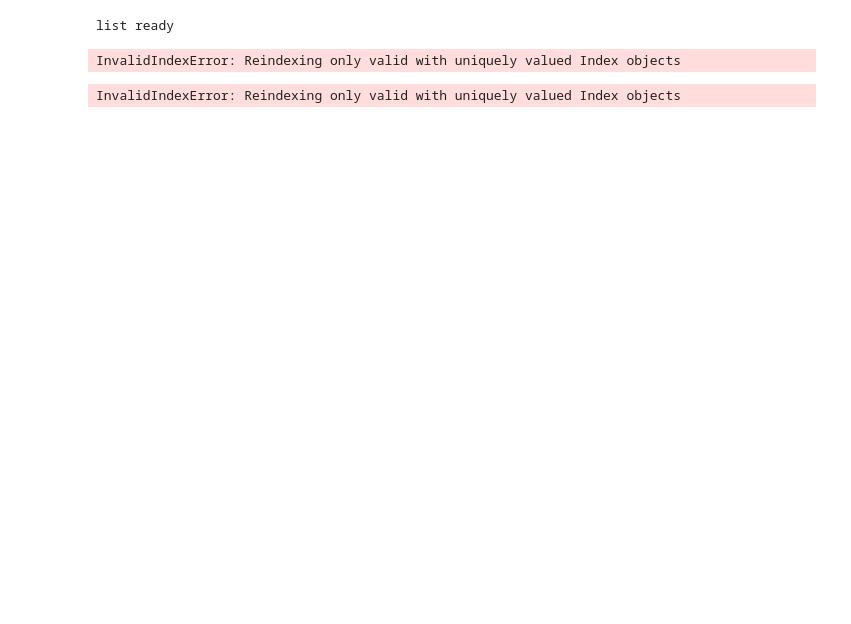
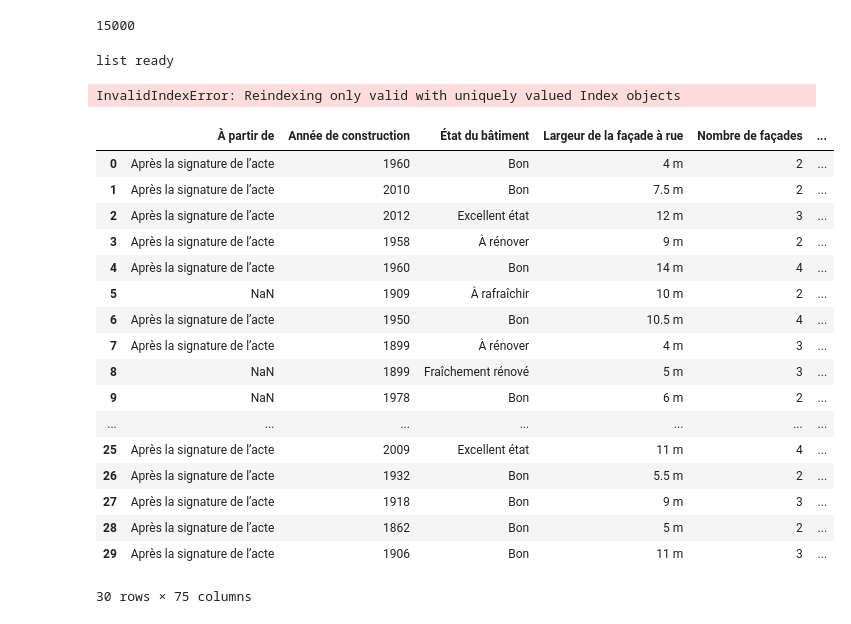
Before and after one commit to Bizkochito/challenge-collecting-data, a Jupyter notebook: source/pandas_scraping.ipynb, the cells around one changed output. Drawn from its saved outputs; the diff is of its cells as text; code cells hidden in the pictures; blank space fills up the shorter version.

Commit message:
Changed extract_x_urls so it gets up to 19980 urls

```diff
--- a/source/pandas_scraping.ipynb
+++ b/source/pandas_scraping.ipynb
@@ -32,7 +32,24 @@ def extract_x_urls(number_of_urls: int=30) -> List[str]:
 
     with ThreadPoolExecutor() as pool:
         full_urls_list=list(pool.map(extract_urls_lists, searchpages_urls_list))
+
+    if number_of_urls>9990:
+        immo_base_url = "https://www.immoweb.be/fr/recherche/appartement/a-vendre?countries=BE&page="
+        immo_end_url = "&orderBy=relevance"
+        searchpages_urls_list =[]
+
+        for index in range(1,round(min(334,(number_of_urls-9990)/30 + 1))):
+            full_url = immo_base_url + str(index) + immo_end_url
+            searchpages_urls_list.append(full_url)
+
+        with ThreadPoolExecutor() as pool:
+            full_urls_list+=list(pool.map(extract_urls_lists, searchpages_urls_list))
+
     return sum(full_urls_list,[])
+
+print(len(extract_x_urls(15000)))
+# %% [output]
+15000
 # %%
 import requests
 from bs4 import BeautifulSoup
@@ -74,14 +91,31 @@ full_df
 list ready
 InvalidIndexError: Reindexing only valid with uniquely valued Index objects
 # %%
-list_of_urls = extract_x_urls(60)
+list_of_urls = extract_x_urls(30)
 print
 with ThreadPoolExecutor() as pool:
 
     list_of_df= list(pool.map(make_one_data_frame, list_of_urls))
 
 df3= pd.concat(list_of_df, ignore_index=True)
 
 df3
 # %% [output]
+|  | À partir de | Année de construction | État du bâtiment | Largeur de la façade à rue | Nombre de façades | ... |
+| 0 | Après la signature de l’acte | 1960 | Bon | 4 m | 2 | ... |
+| 1 | Après la signature de l’acte | 2010 | Bon | 7.5 m | 2 | ... |
+| 2 | Après la signature de l’acte | 2012 | Excellent état | 12 m | 3 | ... |
+| 3 | Après la signature de l’acte | 1958 | À rénover | 9 m | 2 | ... |
+| 4 | Après la signature de l’acte | 1960 | Bon | 14 m | 4 | ... |
+| 5 | NaN | 1909 | À rafraîchir | 10 m | 2 | ... |
+| 6 | Après la signature de l’acte | 1950 | Bon | 10.5 m | 4 | ... |
+| 7 | Après la signature de l’acte | 1899 | À rénover | 4 m | 3 | ... |
+| 8 | NaN | 1899 | Fraîchement rénové | 5 m | 3 | ... |
+| 9 | NaN | 1978 | Bon | 6 m | 2 | ... |
+| ... | ... | ... | ... | ... | ... | ... |
+| 25 | Après la signature de l’acte | 2009 | Excellent état | 11 m | 4 | ... |
+| 26 | Après la signature de l’acte | 1932 | Bon | 5.5 m | 2 | ... |
+| 27 | Après la signature de l’acte | 1918 | Bon | 9 m | 3 | ... |
+| 28 | Après la signature de l’acte | 1862 | Bon | 5 m | 2 | ... |
+| 29 | Après la signature de l’acte | 1906 | Bon | 11 m | 3 | ... |
-InvalidIndexError: Reindexing only valid with uniquely valued Index objects
+30 rows × 75 columns
```
